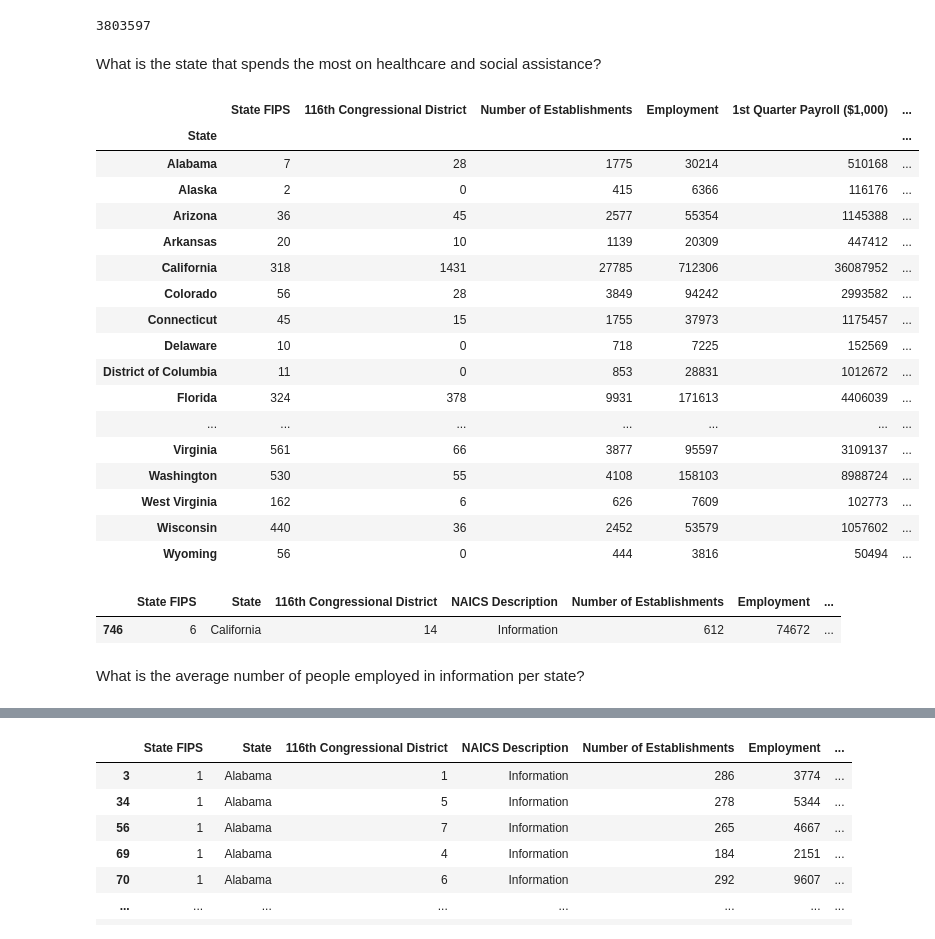
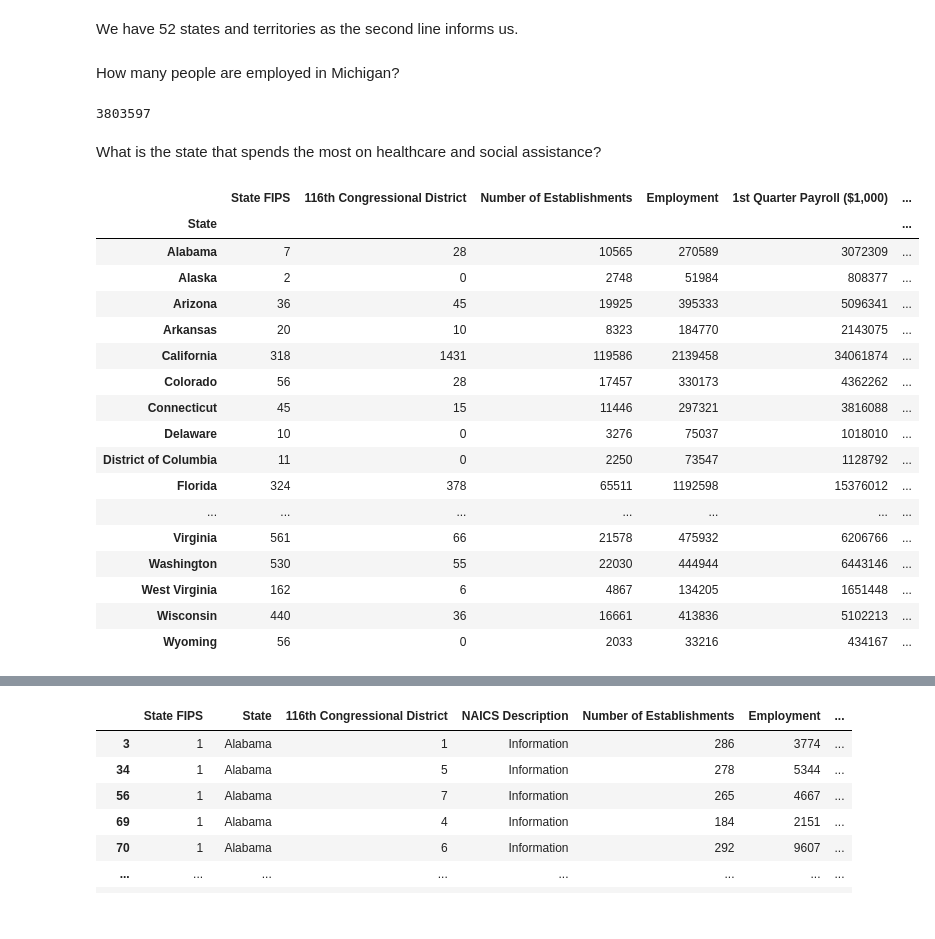
Before and after one commit to AokoKaze/Data-Capstone, a Jupyter notebook: ADR Test.ipynb, the cells around one changed output, grey strips where cells are left out. Saved outputs shown, nothing was run; the diff lists cells and outputs as text; code cells hidden in the pictures.

```diff
--- a/ADR Test.ipynb
+++ b/ADR Test.ipynb
@@ -33,38 +45,34 @@ How many people are employed in Michigan?
+# %% [markdown]
+We have 52 states and territories as the second line informs us.
+# %% [markdown]
+How many people are employed in Michigan?
 # %%
 ndf = df[df['State'] == 'Michigan']
 ndf['Employment'].sum()
 # %% [output]
 3803597
-# %% [markdown]
-What is the state that spends the most on healthcare and social assistance?
+# %% [markdown]
+What is the state that spends the most on healthcare and social assistance?
 # %%
-hdf = df[df['NAICS Description'] == 'Information']
+hdf = df[df['NAICS Description'] == 'Health care and social assistance']
 sdf = hdf.groupby('State').sum()
 sdf
 # %% [output]
 |  | State FIPS | 116th Congressional District | Number of Establishments | Employment | 1st Quarter Payroll ($1,000) | ... |
 | State |  |  |  |  |  | ... |
-| Alabama | 7 | 28 | 1775 | 30214 | 510168 | ... |
-| Alaska | 2 | 0 | 415 | 6366 | 116176 | ... |
-| Arizona | 36 | 45 | 2577 | 55354 | 1145388 | ... |
-| Arkansas | 20 | 10 | 1139 | 20309 | 447412 | ... |
-| California | 318 | 1431 | 27785 | 712306 | 36087952 | ... |
-| Colorado | 56 | 28 | 3849 | 94242 | 2993582 | ... |
-| Connecticut | 45 | 15 | 1755 | 37973 | 1175457 | ... |
-| Delaware | 10 | 0 | 718 | 7225 | 152569 | ... |
-| District of Columbia | 11 | 0 | 853 | 28831 | 1012672 | ... |
-| Florida | 324 | 378 | 9931 | 171613 | 4406039 | ... |
+| Alabama | 7 | 28 | 10565 | 270589 | 3072309 | ... |
+| Alaska | 2 | 0 | 2748 | 51984 | 808377 | ... |
+| Arizona | 36 | 45 | 19925 | 395333 | 5096341 | ... |
+| Arkansas | 20 | 10 | 8323 | 184770 | 2143075 | ... |
+| California | 318 | 1431 | 119586 | 2139458 | 34061874 | ... |
+| Colorado | 56 | 28 | 17457 | 330173 | 4362262 | ... |
+| Connecticut | 45 | 15 | 11446 | 297321 | 3816088 | ... |
+| Delaware | 10 | 0 | 3276 | 75037 | 1018010 | ... |
+| District of Columbia | 11 | 0 | 2250 | 73547 | 1128792 | ... |
+| Florida | 324 | 378 | 65511 | 1192598 | 15376012 | ... |
 | ... | ... | ... | ... | ... | ... | ... |
-| Virginia | 561 | 66 | 3877 | 95597 | 3109137 | ... |
-| Washington | 530 | 55 | 4108 | 158103 | 8988724 | ... |
-| West Virginia | 162 | 6 | 626 | 7609 | 102773 | ... |
-| Wisconsin | 440 | 36 | 2452 | 53579 | 1057602 | ... |
-| Wyoming | 56 | 0 | 444 | 3816 | 50494 | ... |
+| Virginia | 561 | 66 | 21578 | 475932 | 6206766 | ... |
+| Washington | 530 | 55 | 22030 | 444944 | 6443146 | ... |
+| West Virginia | 162 | 6 | 4867 | 134205 | 1651448 | ... |
+| Wisconsin | 440 | 36 | 16661 | 413836 | 5102213 | ... |
+| Wyoming | 56 | 0 | 2033 | 33216 | 434167 | ... |
-# %%
-state = hdf[hdf['Annual Payroll'] == hdf['Annual Payroll'].max()]
-state
-# %% [output]
-|  | State FIPS | State | 116th Congressional District | NAICS Description | Number of Establishments | Employment | ... |
-| 746 | 6 | California | 14 | Information | 612 | 74672 | ... |
-# %% [markdown]
-What is the average number of people employed in information per state?
```
Also changed, not shown: parts of 13 cells of this notebook.
